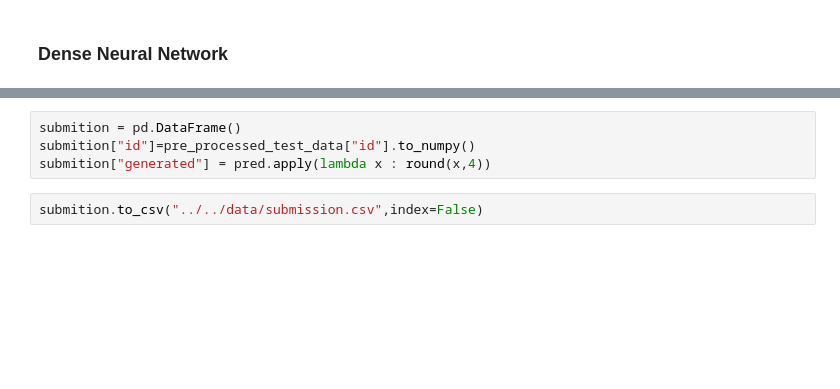
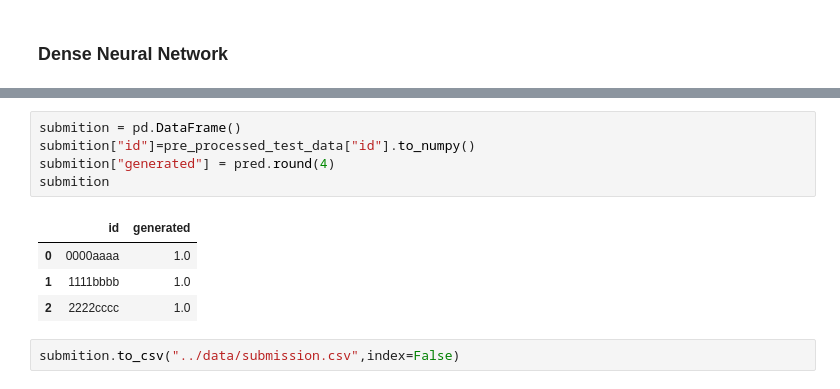
Before and after one commit to MrtC101/ia-2-uncuyo-2023, a Jupyter notebook: source/predict.ipynb, the cells around one changed output, grey strips where cells are left out. Drawn from its saved outputs; the diff is of its cells as text; blank space fills up the shorter version.

```diff
--- a/source/predict.ipynb
+++ b/source/predict.ipynb
@@ -130,6 +152,12 @@ pred = model.predict(x=X_test)
 # %%
 submition = pd.DataFrame()
 submition["id"]=pre_processed_test_data["id"].to_numpy()
-submition["generated"] = pred.apply(lambda x : round(x,4))
+submition["generated"] = pred.round(4)
+submition
+# %% [output]
+|  | id | generated |
+| 0 | 0000aaaa | 1.0 |
+| 1 | 1111bbbb | 1.0 |
+| 2 | 2222cccc | 1.0 |
 # %%
-submition.to_csv("../../data/submission.csv",index=False)
+submition.to_csv("../data/submission.csv",index=False)
```
Also changed, not shown: parts of 11 cells of this notebook, 2 other files.
